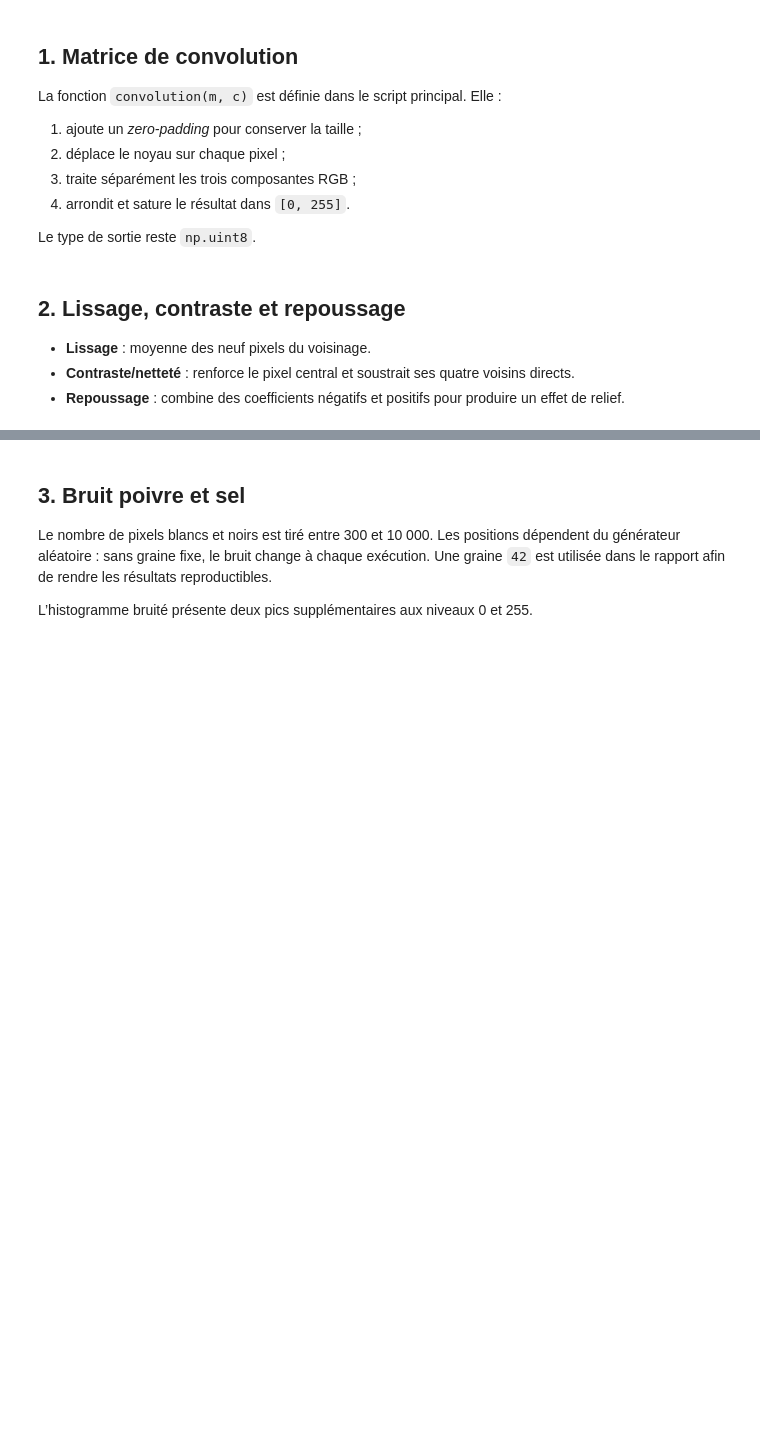
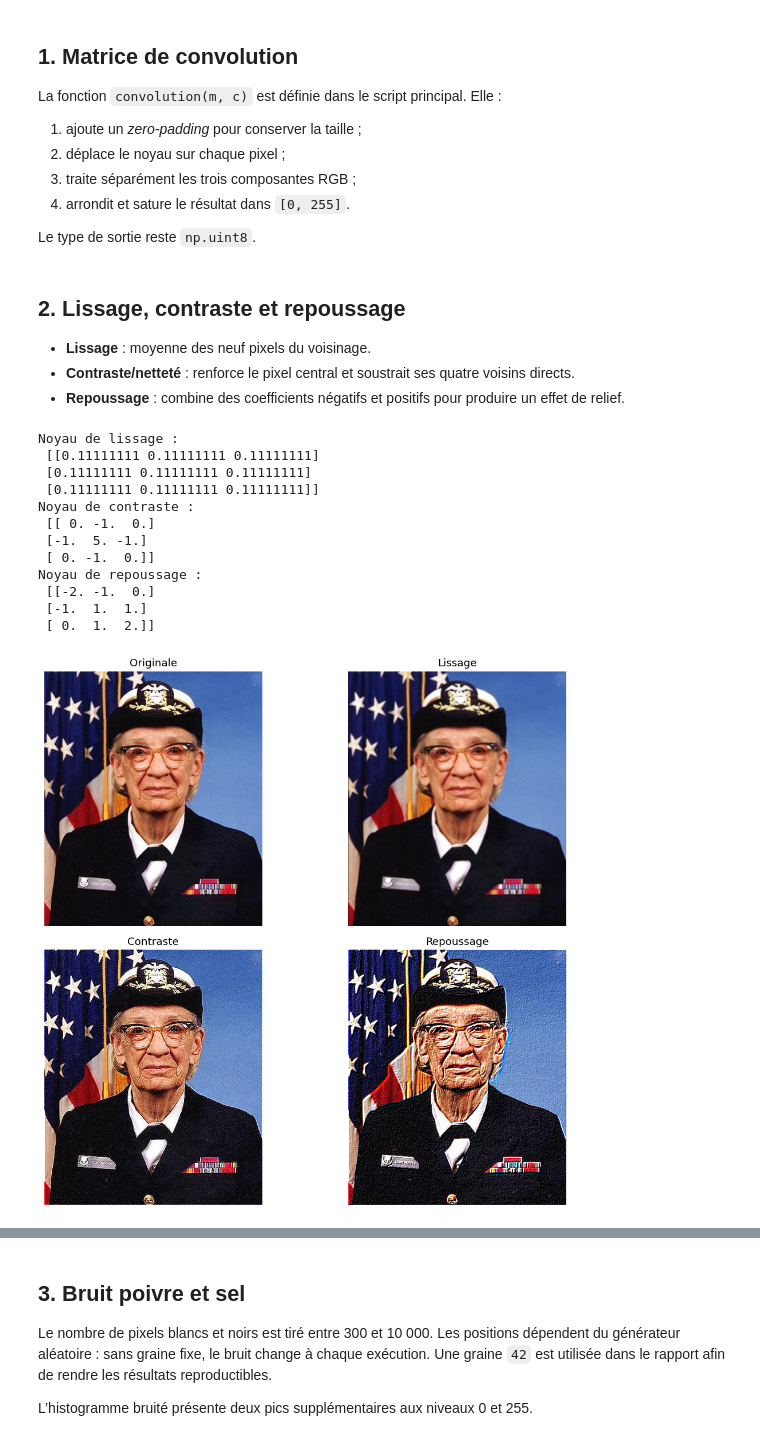
Before and after one commit to AnwarEzzy/computer-vision-labs, a Jupyter notebook: TP2/TP2_Filtrage_Images.ipynb, the cells around one changed output, grey strips where cells are left out. Drawn from its saved outputs; the diff is of its cells as text; code cells hidden in the pictures; blank space fills up the shorter version.

```diff
--- a/TP2/TP2_Filtrage_Images.ipynb
+++ b/TP2/TP2_Filtrage_Images.ipynb
@@ -48,24 +51,35 @@ Le type de sortie reste `np.uint8`.
 - **Contraste/netteté** : renforce le pixel central et soustrait ses quatre voisins directs.
 - **Repoussage** : combine des coefficients négatifs et positifs pour produire un effet de relief.
 # %%
-print("Noyau de lissage :
-", NOYAU_LISSAGE)
-print("Noyau de contraste :
-", NOYAU_CONTRASTE)
-print("Noyau de repoussage :
-", NOYAU_REPOUSSAGE)
+print("Noyau de lissage :\n", NOYAU_LISSAGE)
+print("Noyau de contraste :\n", NOYAU_CONTRASTE)
+print("Noyau de repoussage :\n", NOYAU_REPOUSSAGE)
 
 fig, axes = plt.subplots(2, 2, figsize=(11, 9))
 for ax, data, title in zip(
     axes.flat,
     [image, lissage(image), contraste(image), repoussage(image)],
     ["Originale", "Lissage", "Contraste", "Repoussage"],
 ):
     ax.imshow(data)
     ax.set_title(title)
     ax.axis("off")
 plt.tight_layout()
 plt.show()
+# %% [output]
+Noyau de lissage :
+ [[0.11111111 0.11111111 0.11111111]
+ [0.11111111 0.11111111 0.11111111]
+ [0.11111111 0.11111111 0.11111111]]
+Noyau de contraste :
+ [[ 0. -1.  0.]
+ [-1.  5. -1.]
+ [ 0. -1.  0.]]
+Noyau de repoussage :
+ [[-2. -1.  0.]
+ [-1.  1.  1.]
+ [ 0.  1.  2.]]
+[figure, added]
 # %% [markdown]
 ![Résultats des noyaux](resultats/01_noyaux_convolution.png)
 # %% [markdown]
```
Also changed, not shown: parts of 3 cells of this notebook, 3 other files.
